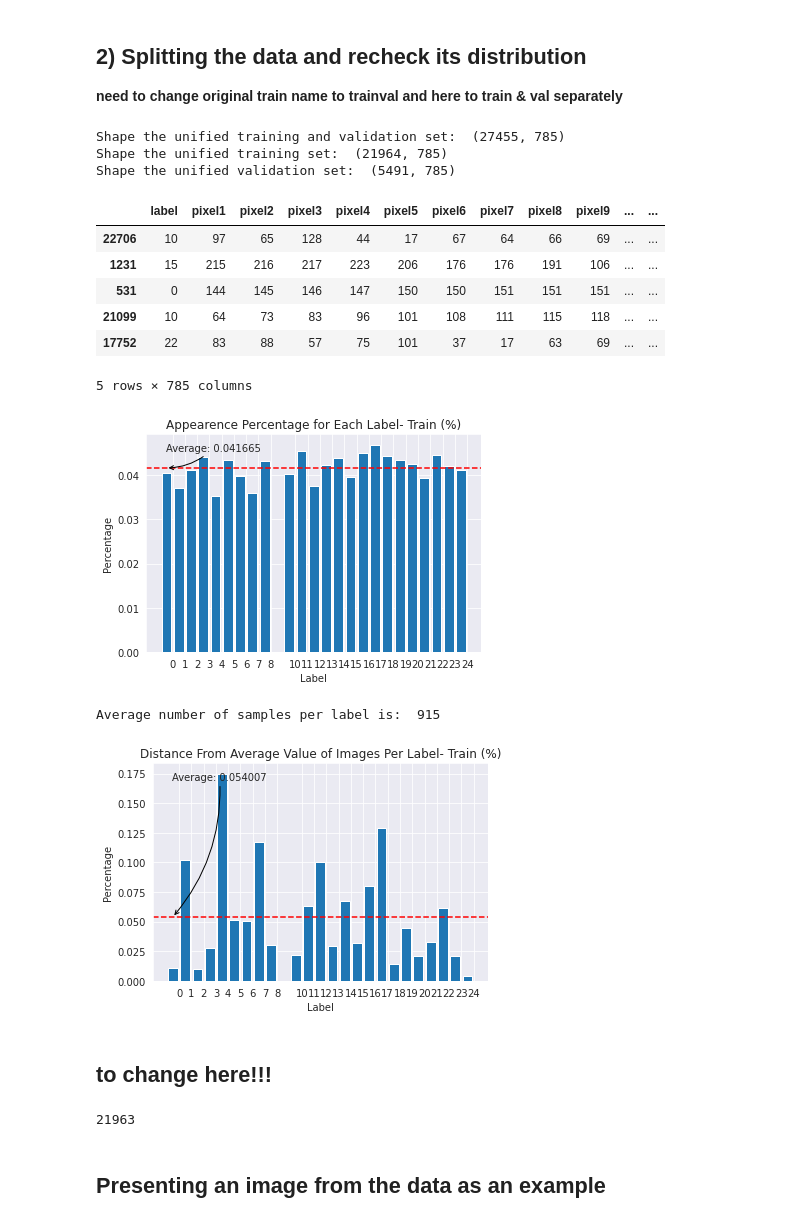
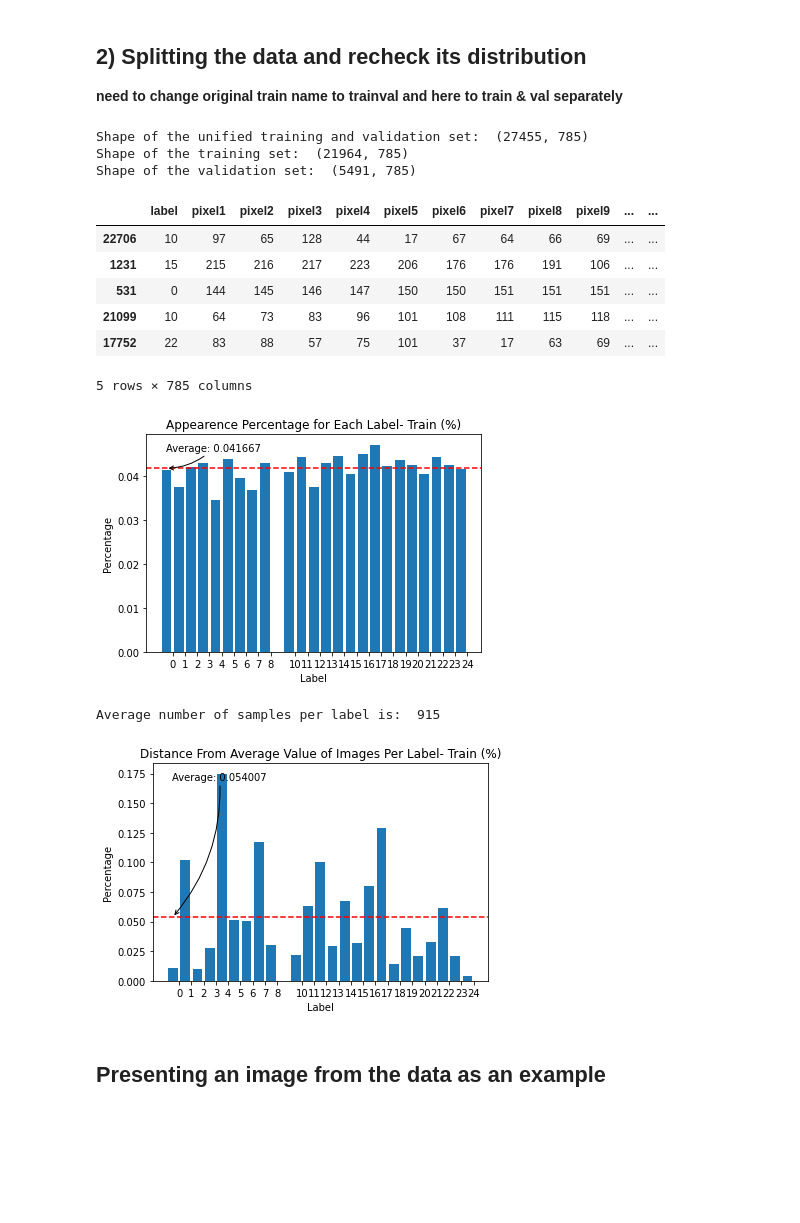
Before and after one commit to RonBartov/american-sign-language-image-classification, a Jupyter notebook: Copy_of_Deep_Learning_Final_Project_ASL_Classification.ipynb, the cells around one changed output. Drawn from its saved outputs; the diff is of its cells as text; code cells hidden in the pictures; blank space fills up the shorter version.

```diff
--- a/Copy_of_Deep_Learning_Final_Project_ASL_Classification.ipynb
+++ b/Copy_of_Deep_Learning_Final_Project_ASL_Classification.ipynb
@@ -71,7 +74,7 @@ def plot_image(img_name=None, img_source=None, int_to_letter_dict = None,img_sou
 def bar_graph_plot(pd_series, x_label='',y_label='',Title=''):
   '''
   Inputs:
-  pd_series: pandas series of shape(N,)
+  pd_series: pandas series of shape(N,). The names of the columns need to be an integers
   '''
   mean = pd_series.values.mean()
   plt.bar(pd_series.index, pd_series.values)
@@ -143,9 +149,9 @@ In order to start our training part properly, we would like to learn the data in
 # Define the data paths
 
 # Ron's paths
-csv_train_path = "/content/gdrive/MyDrive/Colab Notebooks/Deep Learning Final Project- ASL/sign_mnist_train.zip"
+csv_train_val_path = "/content/gdrive/MyDrive/Colab Notebooks/Deep Learning Final Project- ASL/sign_mnist_train.zip"
 csv_test_path = "/content/gdrive/MyDrive/Colab Notebooks/Deep Learning Final Project- ASL/sign_mnist_test.zip"
 
 # Aviv's paths
-# csv_train_path = "/content/gdrive/MyDrive/DP_course/final/data/sign_mnist_train.csv"
+# csv_train_val_path = "/content/gdrive/MyDrive/DP_course/final/data/sign_mnist_train.csv"
 # csv_test_path = "/content/gdrive/MyDrive/DP_course/final/data/sign_mnist_test.csv"
@@ -154,7 +163,7 @@ csv_test_path = "/content/gdrive/MyDrive/Colab Notebooks/Deep Learning Final Pro
 # numbers = range(26)
 # letter_to_number = dict(zip(letters, numbers))
 # %%
-df_train = pd.read_csv(csv_train_path)
+df_train_val = pd.read_csv(csv_train_val_path)
 df_test = pd.read_csv(csv_test_path)
 # %%
 # presenting few rows from the train dataframe
@@ -262,16 +275,17 @@ For each pixel, the variance is around:  2181.1783633275427
 # %%
 # Split the training data into train and validation sets
 val_train_factor = 0.2 # df_val_size = val_train_factor*df_train_size
-print('Shape of the unified training and validation set: ', df_train.shape)
-df_train1, df_val1 = train_test_split(df_train, test_size=val_train_factor, random_state=42)
-print('Shape of the unified training set: ', df_train1.shape)
-print('Shape of the unified validation set: ', df_val1.shape)
+df_train, df_val = train_test_split(df_train_val, test_size=val_train_factor, random_state=42)
 
-df_train1.head()
+print('Shape of the unified training and validation set: ', df_train_val.shape)
+print('Shape of the training set: ', df_train.shape)
+print('Shape of the validation set: ', df_val.shape)
+
+df_train.head()
 # %% [output]
-Shape the unified training and validation set:  (27455, 785)
-Shape the unified training set:  (21964, 785)
-Shape the unified validation set:  (5491, 785)
+Shape of the unified training and validation set:  (27455, 785)
+Shape of the training set:  (21964, 785)
+Shape of the validation set:  (5491, 785)
 |  | label | pixel1 | pixel2 | pixel3 | pixel4 | pixel5 | pixel6 | pixel7 | pixel8 | pixel9 | ... | ... |
 | 22706 | 10 | 97 | 65 | 128 | 44 | 17 | 67 | 64 | 66 | 69 | ... | ... |
 | 1231 | 15 | 215 | 216 | 217 | 223 | 206 | 176 | 176 | 191 | 106 | ... | ... |
@@ -280,35 +294,25 @@ Shape the unified validation set:  (5491, 785)
 | 17752 | 22 | 83 | 88 | 57 | 75 | 101 | 37 | 17 | 63 | 69 | ... | ... |
 5 rows × 785 columns
 # %%
-# calculate the appearence percentage for each label in the unified training and validation set
-count_label1 = df_train1.groupby('label').size()
-count_label_percentage1 = count_label/len(df_train1.axes[0])
-count_label_percentage1
-bar_graph_plot(count_label_percentage1, x_label='Label',y_label='Percentage',Title='Appearence Percentage for Each Label- Train (%)')
+# calculate the appearence percentage for each label in the training set
+count_label_train = df_train.groupby('label').size()
+count_label_percentage_train = count_label_train/len(df_train.axes[0])
+count_label_percentage_train
+
+bar_graph_plot(count_label_percentage_train, x_label='Label',y_label='Percentage',Title='Appearence Percentage for Each Label- Train (%)')
 # %% [output]
-[figure, old version]
+[figure, new version]
 # %%
 # calculate the distance from the average number of images per label (in terms of percentage)
-label_avg_count1 = count_label1.sum()//24
-print("Average number of samples per label is: ", label_avg_count1)
-label_diffrence_from_avg1 = abs(count_label1 - label_avg_count1)/label_avg_count1
-label_diffrence_from_avg1
-bar_graph_plot(label_diffrence_from_avg1, x_label='Label',y_label='Percentage',Title='Distance From Average Value of Images Per Label- Train (%)')
+label_avg_count_train = count_label_train.sum()//24
+label_diffrence_from_avg_train = abs(count_label_train - label_avg_count_train)/label_avg_count_train
+label_diffrence_from_avg_train
+
+print("Average number of samples per label is: ", label_avg_count_train)
+bar_graph_plot(label_diffrence_from_avg_train, x_label='Label',y_label='Percentage',Title='Distance From Average Value of Images Per Label- Train (%)')
 # %% [output]
 Average number of samples per label is:  915
-[figure, old version]
+[figure, new version]
-# %% [markdown]
-## to change here!!!
-# %%
-lenn = len(df_train)
-train_size = int(0.8 * len(df_train))
-val_size = len(df_train) - train_size
-
-df_val = df_train[train_size:]
-df_train = df_train[:train_size-1]
-print(len(df_train))
-# %% [output]
-21963
 # %% [markdown]
 ## **Presenting an image from the data as an example**
 # %%
```
Also changed, not shown: parts of 24 cells of this notebook.
